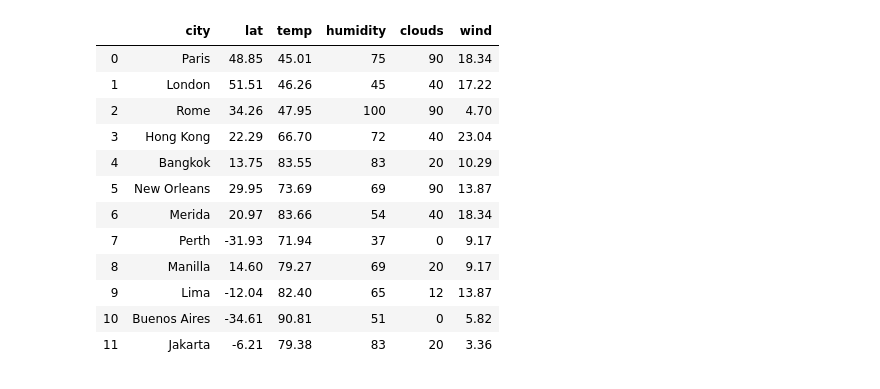
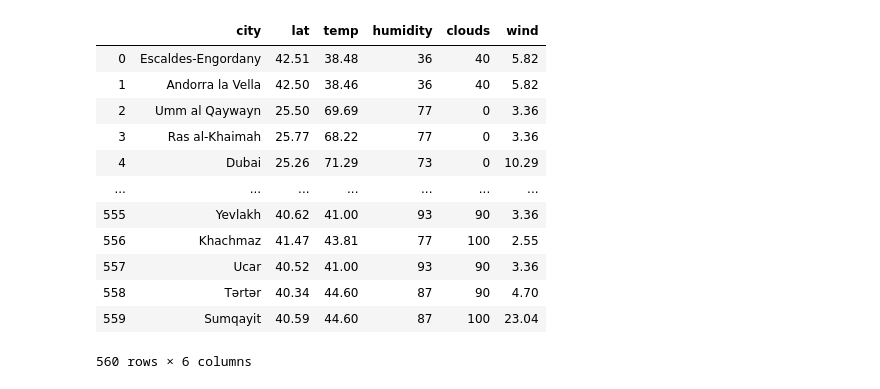
Before and after one commit to markmessick/python-api-challenge, a Jupyter notebook: WeatherPy/WeatherPy.ipynb, the cells around one changed output. Saved outputs shown, nothing was run; the diff lists cells and outputs as text; code cells hidden in the pictures.

```diff
--- a/WeatherPy/WeatherPy.ipynb
+++ b/WeatherPy/WeatherPy.ipynb
@@ -42,0 +42,27 @@ Currently processing Jakarta and pulling all weather data.
+# %%
+cities_list = pd.read_csv("https://pkgstore.datahub.io/core/world-cities/world-cities_csv/data/6cc66692f0e82b18216a48443b6b95da/world-cities_csv.csv")
+five_hundred_cities = cities_list.iloc[0:600]
+five_hundred_cities_list = five_hundred_cities["name"].tolist()
+
+lat = []
+lng = []
+temp = []
+humid = []
+clouds = []
+wind = []
+final_cities = []
+
+for city in five_hundred_cities_list:
+    try:
+        print(f"Currently processing {city} and pulling all weather data.")
+        response = requests.get(query_url + city).json()
+        lat.append(response["coord"]["lat"])
+        lng.append(response["coord"]["lng"])
+        temp.append(response["main"]["temp"])
+        humid.append(response["main"]["humidity"])
+        clouds.append(response["clouds"]["all"])
+        wind.append(response["wind"]["speed"])
+        final_cities.append(response["name"])
+        date = response["dt"]
+    except:
+        print("Couldn't find city, skipping...")
@@ -43,29 +87,29 @@ Currently processing Jakarta and pulling all weather data.
 # %%
 responses_dict = {
-    "city": cities,
+    "city": final_cities,
     "lat": lat,
     "temp": temp,
     "humidity": humid,
     "clouds": clouds,
     "wind": wind
 }
 
 weather_data = pd.DataFrame(responses_dict)
 weather_data
 # %% [output]
 |  | city | lat | temp | humidity | clouds | wind |
-| 0 | Paris | 48.85 | 45.01 | 75 | 90 | 18.34 |
-| 1 | London | 51.51 | 46.26 | 45 | 40 | 17.22 |
-| 2 | Rome | 34.26 | 47.95 | 100 | 90 | 4.70 |
-| 3 | Hong Kong | 22.29 | 66.70 | 72 | 40 | 23.04 |
-| 4 | Bangkok | 13.75 | 83.55 | 83 | 20 | 10.29 |
-| 5 | New Orleans | 29.95 | 73.69 | 69 | 90 | 13.87 |
-| 6 | Merida | 20.97 | 83.66 | 54 | 40 | 18.34 |
-| 7 | Perth | -31.93 | 71.94 | 37 | 0 | 9.17 |
-| 8 | Manilla | 14.60 | 79.27 | 69 | 20 | 9.17 |
-| 9 | Lima | -12.04 | 82.40 | 65 | 12 | 13.87 |
-| 10 | Buenos Aires | -34.61 | 90.81 | 51 | 0 | 5.82 |
-| 11 | Jakarta | -6.21 | 79.38 | 83 | 20 | 3.36 |
+| 0 | Escaldes-Engordany | 42.51 | 38.48 | 36 | 40 | 5.82 |
+| 1 | Andorra la Vella | 42.50 | 38.46 | 36 | 40 | 5.82 |
+| 2 | Umm al Qaywayn | 25.50 | 69.69 | 77 | 0 | 3.36 |
+| 3 | Ras al-Khaimah | 25.77 | 68.22 | 77 | 0 | 3.36 |
+| 4 | Dubai | 25.26 | 71.29 | 73 | 0 | 10.29 |
+| ... | ... | ... | ... | ... | ... | ... |
+| 555 | Yevlakh | 40.62 | 41.00 | 93 | 90 | 3.36 |
+| 556 | Khachmaz | 41.47 | 43.81 | 77 | 100 | 2.55 |
+| 557 | Ucar | 40.52 | 41.00 | 93 | 90 | 3.36 |
+| 558 | Tǝrtǝr | 40.34 | 44.60 | 87 | 90 | 4.70 |
+| 559 | Sumqayit | 40.59 | 44.60 | 87 | 100 | 23.04 |
+560 rows × 6 columns
 # %%
 x_axis = weather_data["lat"]
 y_axis_1 = weather_data["temp"]
```
Also changed, not shown: parts of 6 cells of this notebook, 17 other files.
